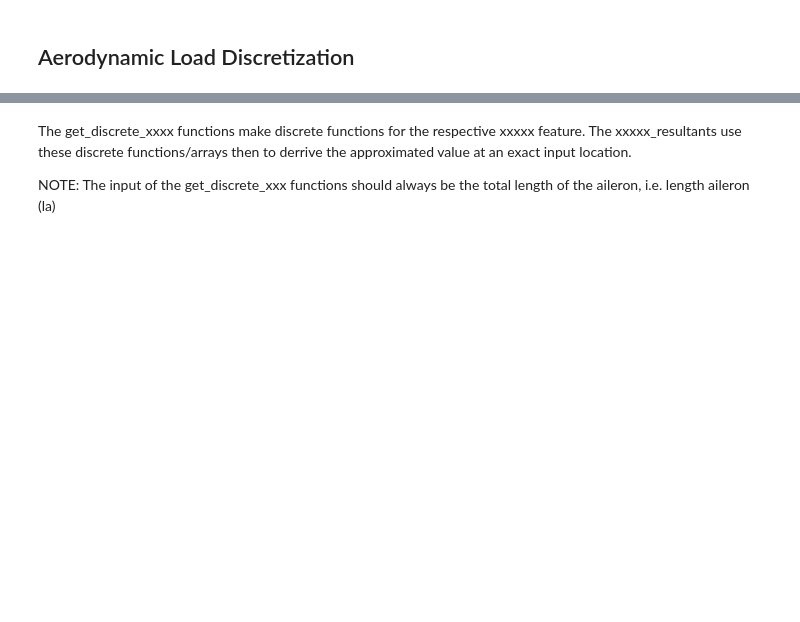
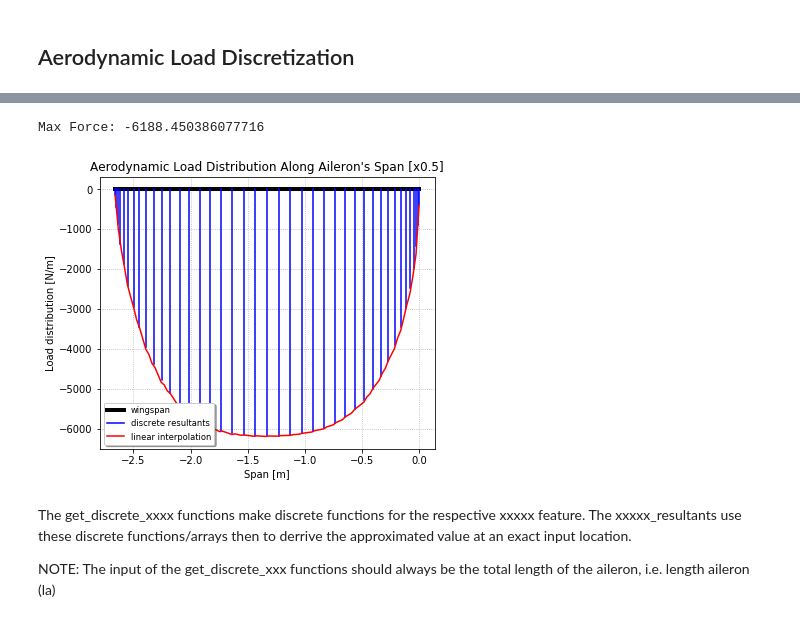
Before and after one commit to pcampolucci/SVV-Group-13-TUDelft, a Jupyter notebook: notebook/SVV - Group 13.ipynb, the cells around one changed output, grey strips where cells are left out. Drawn from its saved outputs; the diff is of its cells as text; code cells hidden in the pictures; blank space fills up the shorter version.

```diff
--- a/notebook/SVV - Group 13.ipynb
+++ b/notebook/SVV - Group 13.ipynb
@@ -460,8 +464,8 @@ init_aero = AeroLoad(l_a, C_a, path)
 q_x = init_aero.get_discrete_distribution()
 coord = init_aero.get_coord()[1]
 
-plt.figure()
-plt.title(f"Aerodynamic Load Distribution Along Aileron's Span")
+plt.figure(figsize = [6, 5])
+plt.title(f"Aerodynamic Load Distribution Along Aileron's Span [x0.5]")
 
 # plot span
 plt.plot([0, -l_a], [0, 0], color='k', label='wingspan', linewidth=4)
@@ -476,6 +480,8 @@ big_span = np.linspace(coord[0], coord[-1], 100)
 big_res = [init_aero.get_q(x) for x in tqdm(big_span, desc="Getting linear distribution")]
 plt.plot(big_span, big_res, color='r', label='linear interpolation')
 
+print(f"Max Force: {min(big_res)}")
+
 # plot legend and labels
 plt.xlabel("Span [m]")
 plt.ylabel("Load distribution [N/m]")
@@ -489,3 +493,5 @@ plt.show()
+Max Force: -6188.450386077716
+[figure, added]
 # %% [markdown]
 The get_discrete_xxxx functions make discrete functions for the respective xxxxx feature.
 The xxxxx_resultants use these discrete functions/arrays then to derrive the approximated value at an exact input
```
Also changed, not shown: parts of 16 cells of this notebook.
